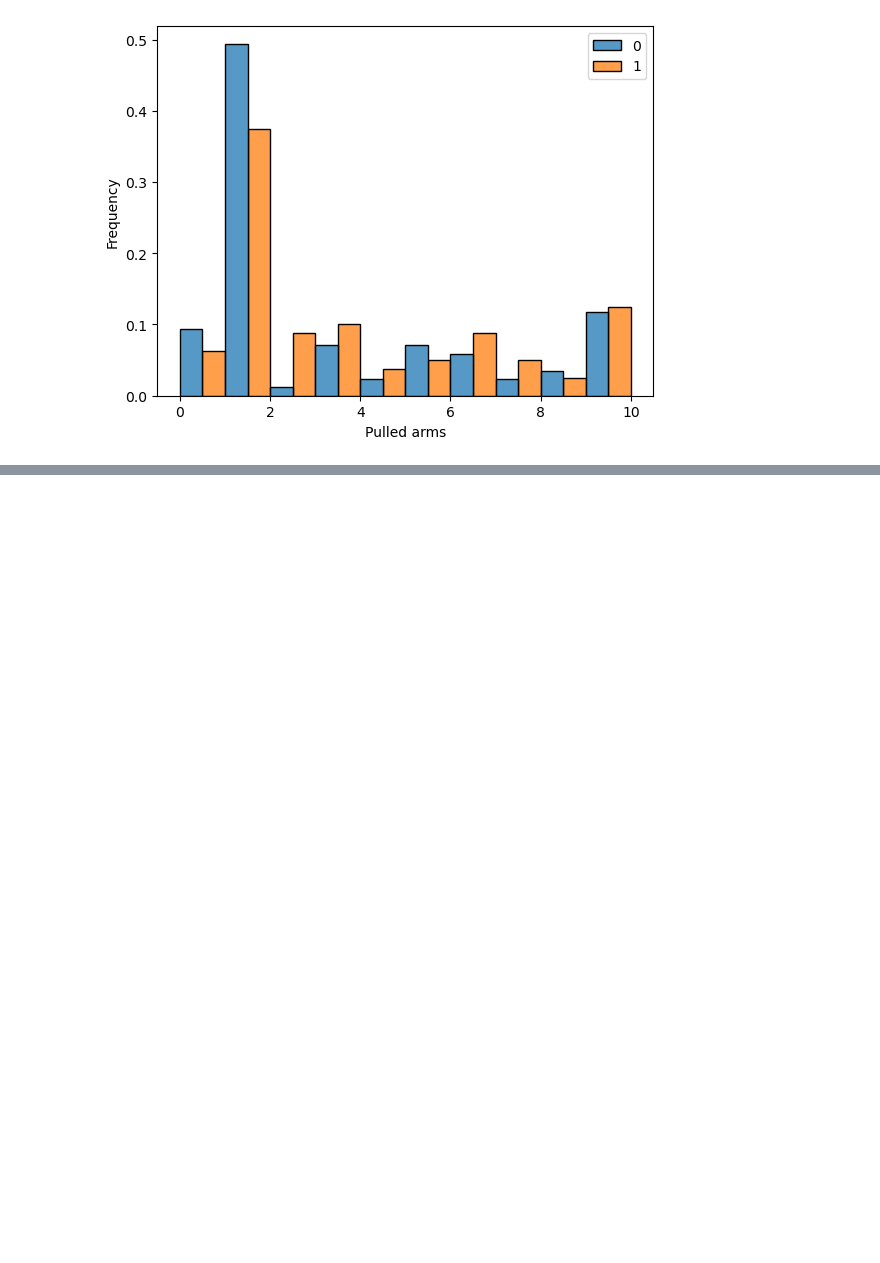
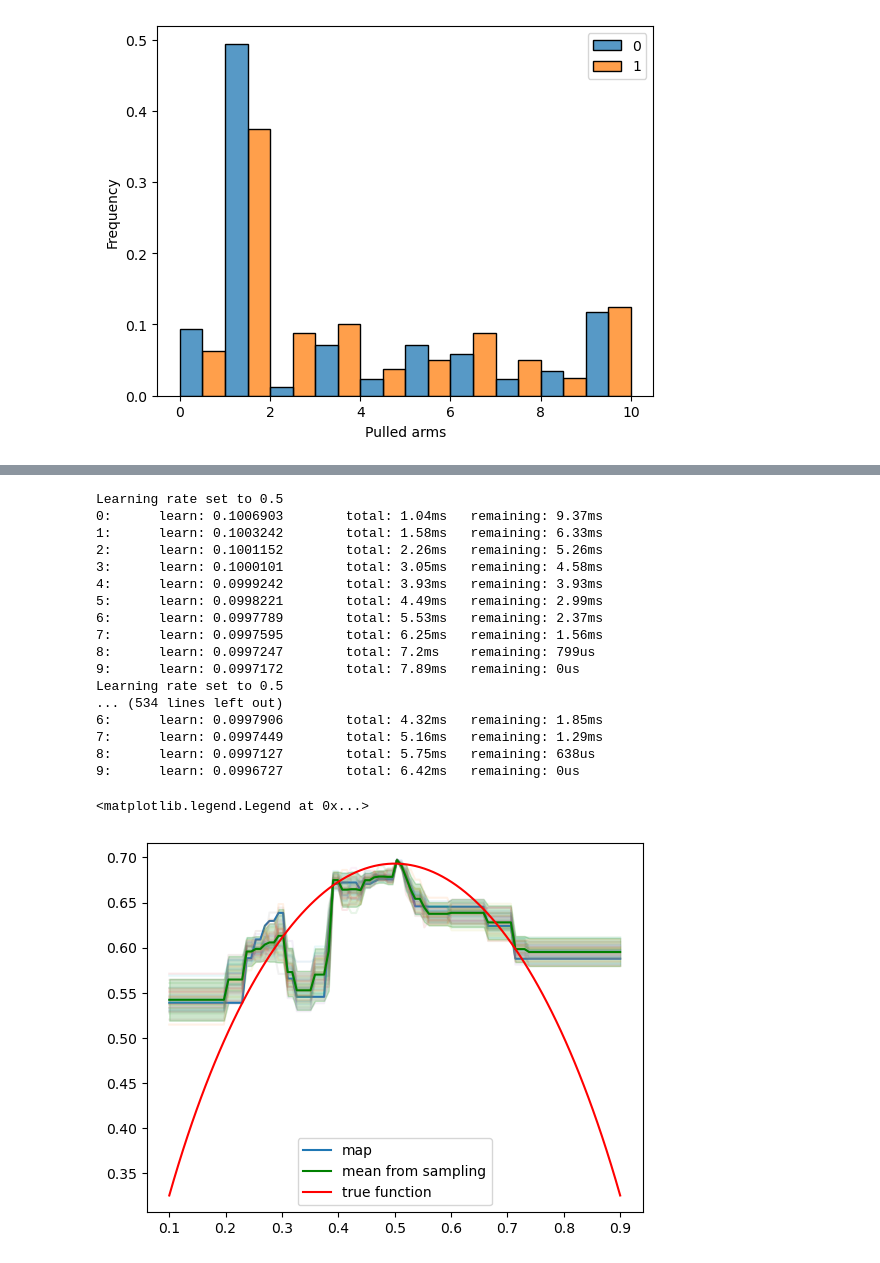
Before and after one commit to joshuaswanson/contextualbandits, a Jupyter notebook: Untitled.ipynb, the cells around one changed output, grey strips where cells are left out. Drawn from its saved outputs; the diff is of its cells as text; code cells hidden in the pictures; blank space fills up the shorter version.

```diff
--- a/Untitled.ipynb
+++ b/Untitled.ipynb
@@ -120,0 +123,14 @@ plt.show()
+# %%
+import numpy as np
+import importlib
+import library_concept
+import utils
+import matplotlib.pyplot as plt
+importlib.reload(library_concept)
+
+G = 100
+X = np.linspace(.1, .9, G).reshape(G, 1)
+f_star = lambda x: -x*np.log(x) - (1-x)*np.log(1-x)
+
+alg = library_concept.GeneralThompson(X, f_star, 1000, .1, 'a')
+alg.run()
@@ -120,0 +155,34 @@ plt.show()
+# %%
+plt.plot(X, alg.pi.f.evaluate(X), label = 'map')
+results = []
+for l in range(50):
+    g = alg.pi.sample()
+    results.append(g.evaluate(X))
+    plt.plot(X, g.evaluate(X), alpha=.1)
+mu = np.mean(results, axis=0)
+std = np.std(results, axis=0)
+plt.fill_between(X.reshape(-1), mu - 2*std, mu+2*std, color='green', alpha=.2)
+plt.plot(X.reshape(-1), mu, label='mean from sampling', c='g')
+plt.plot(X.reshape(-1), f_star(X), label='true function', c='r')
+#plt.scatter(alg.pi.Xtrain, alg.pi.Ytrain)
+plt.legend()
+# %% [output]
+Learning rate set to 0.5
+0:      learn: 0.1006903        total: 1.04ms   remaining: 9.37ms
+1:      learn: 0.1003242        total: 1.58ms   remaining: 6.33ms
+2:      learn: 0.1001152        total: 2.26ms   remaining: 5.26ms
+3:      learn: 0.1000101        total: 3.05ms   remaining: 4.58ms
+4:      learn: 0.0999242        total: 3.93ms   remaining: 3.93ms
+5:      learn: 0.0998221        total: 4.49ms   remaining: 2.99ms
+6:      learn: 0.0997789        total: 5.53ms   remaining: 2.37ms
+7:      learn: 0.0997595        total: 6.25ms   remaining: 1.56ms
+8:      learn: 0.0997247        total: 7.2ms    remaining: 799us
+9:      learn: 0.0997172        total: 7.89ms   remaining: 0us
+Learning rate set to 0.5
+... (534 lines left out)
+6:      learn: 0.0997906        total: 4.32ms   remaining: 1.85ms
+7:      learn: 0.0997449        total: 5.16ms   remaining: 1.29ms
+8:      learn: 0.0997127        total: 5.75ms   remaining: 638us
+9:      learn: 0.0996727        total: 6.42ms   remaining: 0us
+<matplotlib.legend.Legend at 0x...>
+[figure, added]
```
Also changed, not shown: parts of 2 cells of this notebook, 5 other files.
